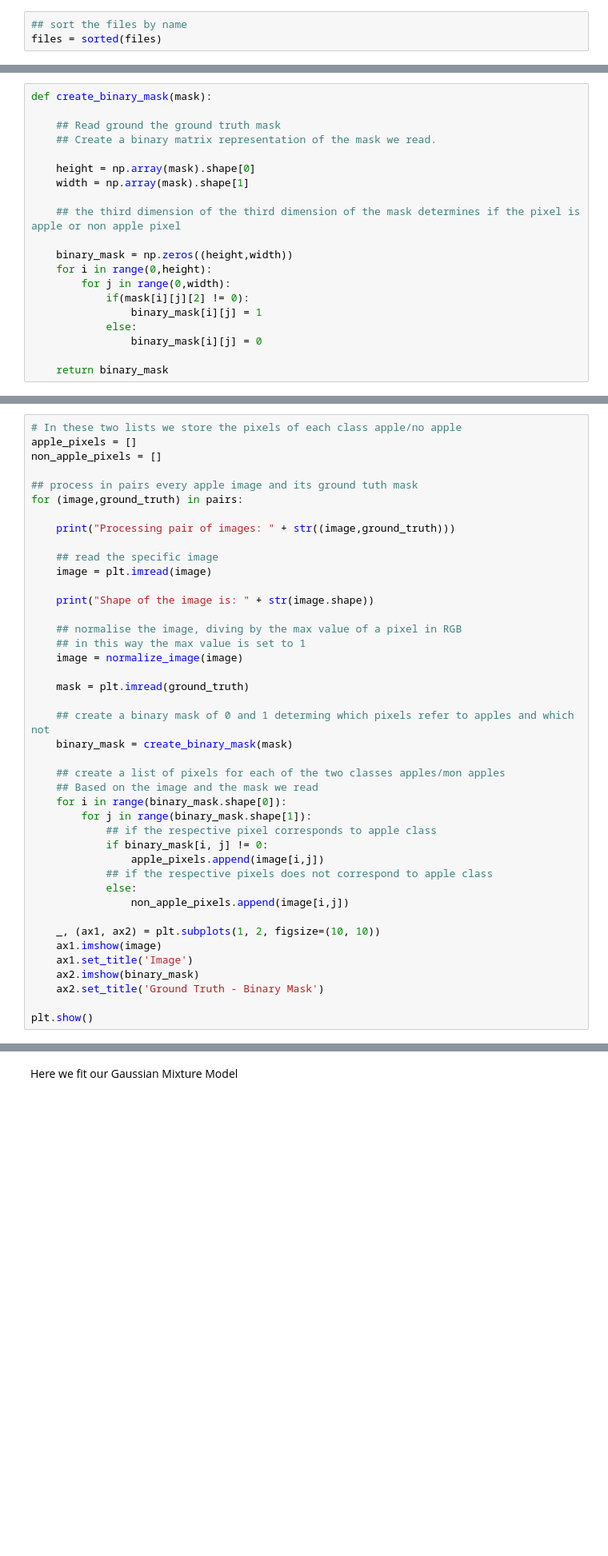
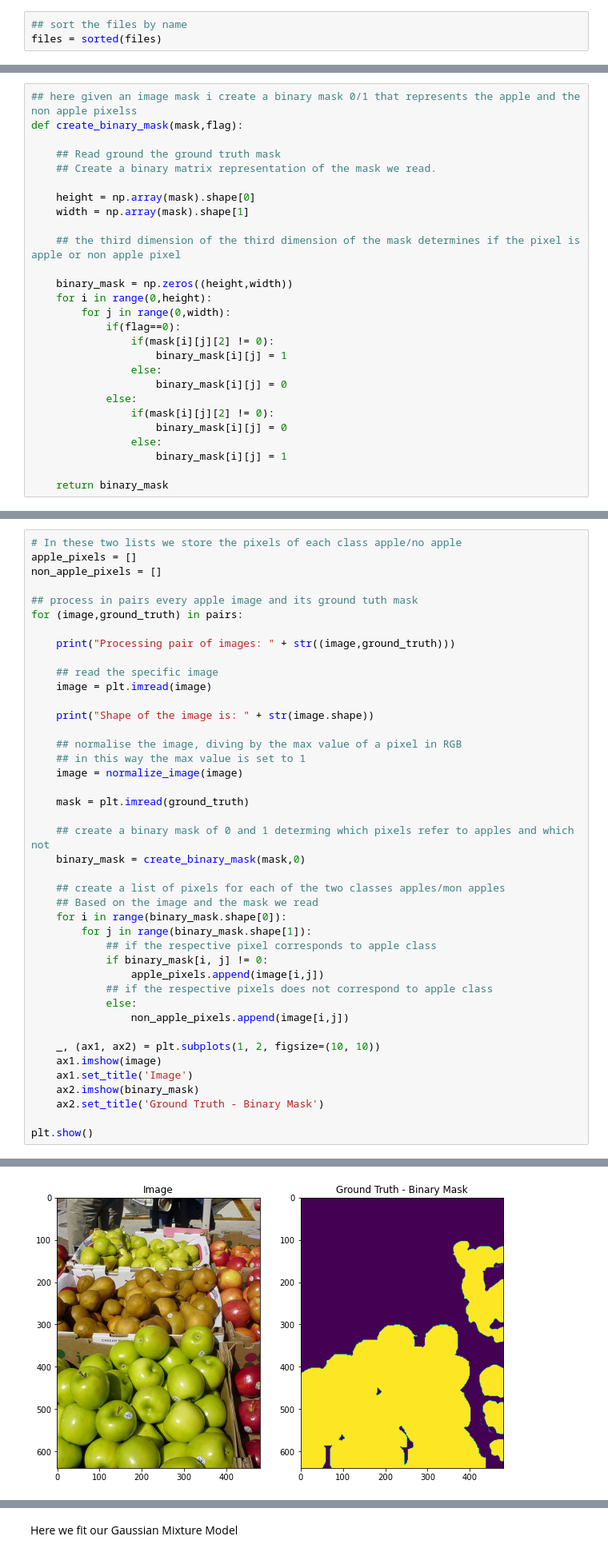
Before and after one commit to apof/Machine-Vision-UCL, a Jupyter notebook: Apples/practicalMixGauss_Apples.ipynb, the cells around one changed output, grey strips where cells are left out. Shown at 80% size. Saved outputs shown, nothing was run; the diff lists cells and outputs as text; blank space fills up the shorter version.

```diff
--- a/Apples/practicalMixGauss_Apples.ipynb
+++ b/Apples/practicalMixGauss_Apples.ipynb
@@ -50,7 +71,8 @@ print(pairs)
 def normalize_image(image):
     return image / 255
 # %%
-def create_binary_mask(mask):
+## here given an image mask i create a binary mask 0/1 that represents the apple and the non apple pixelss
+def create_binary_mask(mask,flag):
 
     ## Read ground the ground truth mask
     ## Create a binary matrix representation of the mask we read.
@@ -63,9 +85,15 @@ def create_binary_mask(mask):
     binary_mask = np.zeros((height,width))
     for i in range(0,height):
         for j in range(0,width):
-            if(mask[i][j][2] != 0):
-                binary_mask[i][j] = 1
+            if(flag==0):
+                if(mask[i][j][2] != 0):
+                    binary_mask[i][j] = 1
+                else:
+                    binary_mask[i][j] = 0
             else:
-                binary_mask[i][j] = 0
+                if(mask[i][j][2] != 0):
+                    binary_mask[i][j] = 0
+                else:
+                    binary_mask[i][j] = 1
 
     return binary_mask
@@ -91,7 +121,7 @@ for (image,ground_truth) in pairs:
     mask = plt.imread(ground_truth)
 
     ## create a binary mask of 0 and 1 determing which pixels refer to apples and which not
-    binary_mask = create_binary_mask(mask)
+    binary_mask = create_binary_mask(mask,0)
 
     ## create a list of pixels for each of the two classes apples/mon apples
     ## Based on the image and the mask we read
@@ -111,3 +141,4 @@ for (image,ground_truth) in pairs:
     ax2.set_title('Ground Truth - Binary Mask')
 
 plt.show()
+# %% [output]
@@ -113,0 +151 @@ plt.show()
+[figure, added]
```
Also changed, not shown: parts of 30 cells of this notebook.
